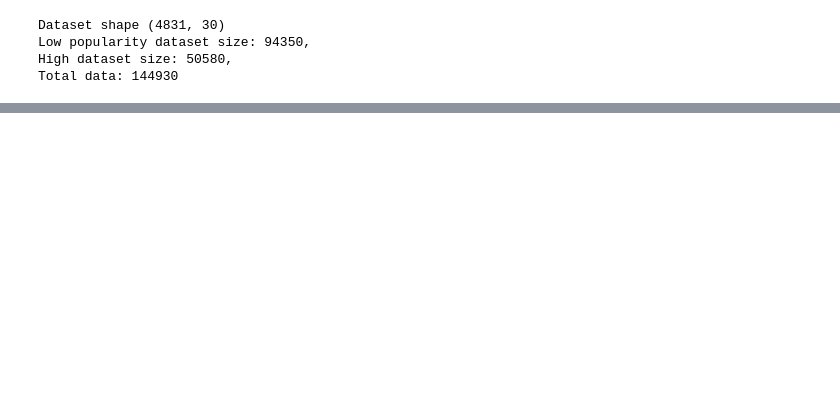
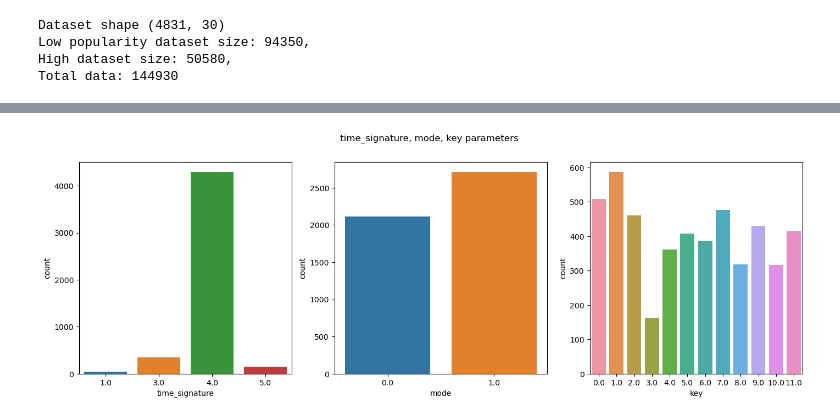
Before and after one commit to yonkeenn/EDA, a Jupyter notebook: EDA.ipynb, the cells around one changed output, grey strips where cells are left out. Saved outputs shown, nothing was run; the diff lists cells and outputs as text; code cells hidden in the pictures; blank space fills up the shorter version.

```diff
--- a/EDA.ipynb
+++ b/EDA.ipynb
@@ -28,0 +203,7 @@ Total data: 144930
+# %%
+df.index = range(0, df.shape[0])
+if df.index.is_unique:
+    print('Indexes are unique.')
+else:
+    print('There are duplicated indexes.')
+df.head(-5)
@@ -28,0 +288,7 @@ Total data: 144930
+# %%
+fig, axes = plt.subplots(1, 3, figsize=(17, 5))
+fig.suptitle('time_signature, mode, key parameters')
+for i, col in enumerate(['time_signature', 'mode', 'key']):
+    sns.countplot(ax=axes[i], x=col, data=df)
+# %% [output]
+[figure, added]
```
Also changed, not shown: parts of 34 cells of this notebook.
